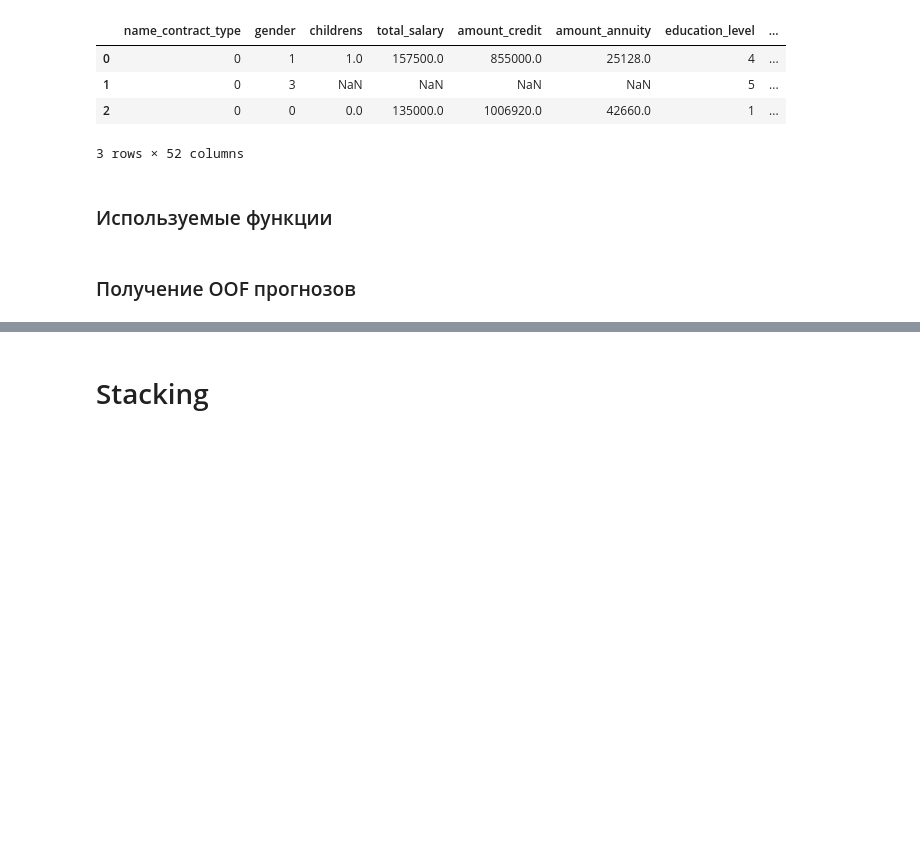
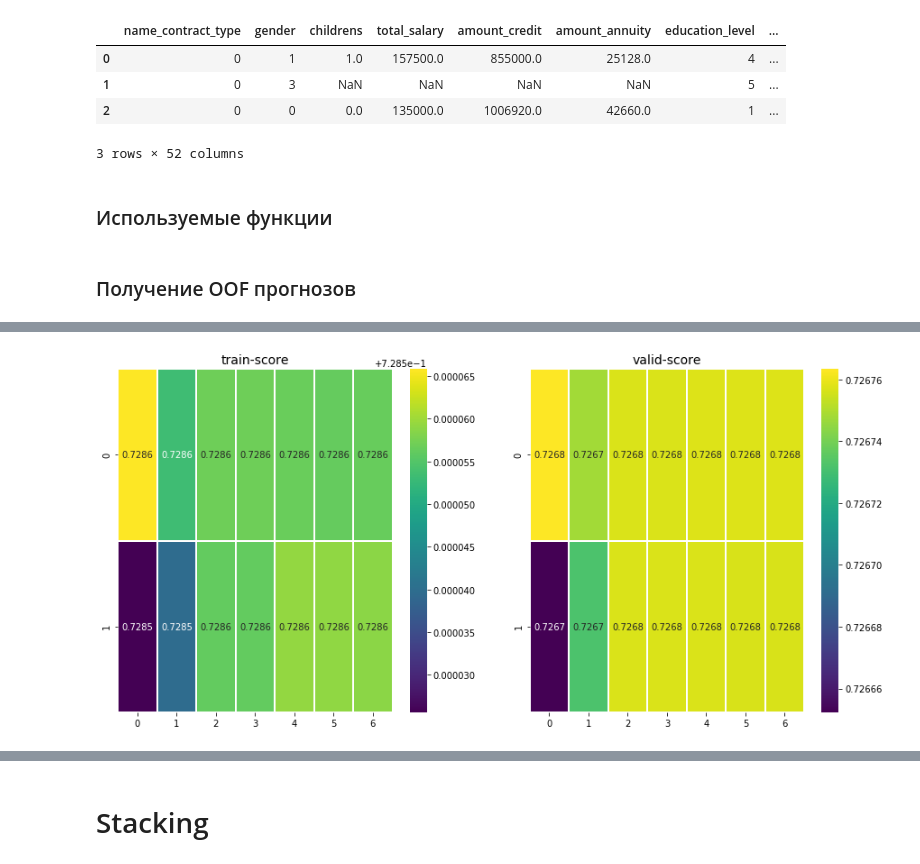
Before and after one commit to Nickel-nc/GU_Sport_DS, a Jupyter notebook: 4. Stacking and Optimize/Model Stacking and Optimization.ipynb, the cells around one changed output, grey strips where cells are left out. Drawn from its saved outputs; the diff is of its cells as text; code cells hidden in the pictures; blank space fills up the shorter version.

```diff
--- a/4. Stacking and Optimize/Model Stacking and Optimization.ipynb
+++ b/4. Stacking and Optimize/Model Stacking and Optimization.ipynb
@@ -378,0 +437,50 @@ Train OOF-score for mean of 3 models (xgb, lgbm, catb) = 0.70709
+# %%
+X_train_meta, X_valid_meta, y_train_meta, y_valid_meta = train_test_split(valid_oof_preds, target, stratify=target)
+
+pipeline = Pipeline(
+    steps=[
+        ("scaling", RobustScaler()),
+        ("estimator", LogisticRegression(random_state=42, solver="liblinear"))
+    ]
+)
+
+
+train_scores, valid_scores = [], []
+
+params_grid = {
+    "penalty": ["l1", "l2"],
+    "C": [10e-3, 10e-2, 10e-1, 1, 10, 100, 1000]
+}
+
+for penalty in params_grid["penalty"]:
+    scores_penalty_train, scores_penalty_valid = [], []
+    pipeline.named_steps["estimator"].penalty = penalty
+    for c in params_grid["C"]:
+        pipeline.named_steps["estimator"].C = c
+        pipeline.fit(X_train_meta, y_train_meta)
+
+        train_pred = pipeline.predict_proba(X_train_meta)[:, 1]
+        valid_pred = pipeline.predict_proba(X_valid_meta)[:, 1]
+
+        scores_penalty_train.append(
+            roc_auc_score(y_train_meta, train_pred)
+        )
+        scores_penalty_valid.append(
+            roc_auc_score(y_valid_meta, valid_pred)
+        )
+
+    train_scores.append(scores_penalty_train)
+    valid_scores.append(scores_penalty_valid)
+
+fig, axes = plt.subplots(1, 2, figsize=(15, 7))
+
+axes[0].set_ylabel("penalty", fontsize=14)
+axes[0].set_title("train-score", fontsize=14)
+sns.heatmap(train_scores, annot=True, linewidths=1, fmt=".4g", cmap="viridis", ax=axes[0])
+
+axes[1].set_ylabel("penalty", fontsize=14)
+axes[1].set_title("valid-score", fontsize=14)
+sns.heatmap(valid_scores, annot=True, linewidths=1, fmt=".4g", cmap="viridis", ax=axes[1])
+plt.show()
+# %% [output]
+[figure, added]
```
Also changed, not shown: parts of 46 cells of this notebook.
